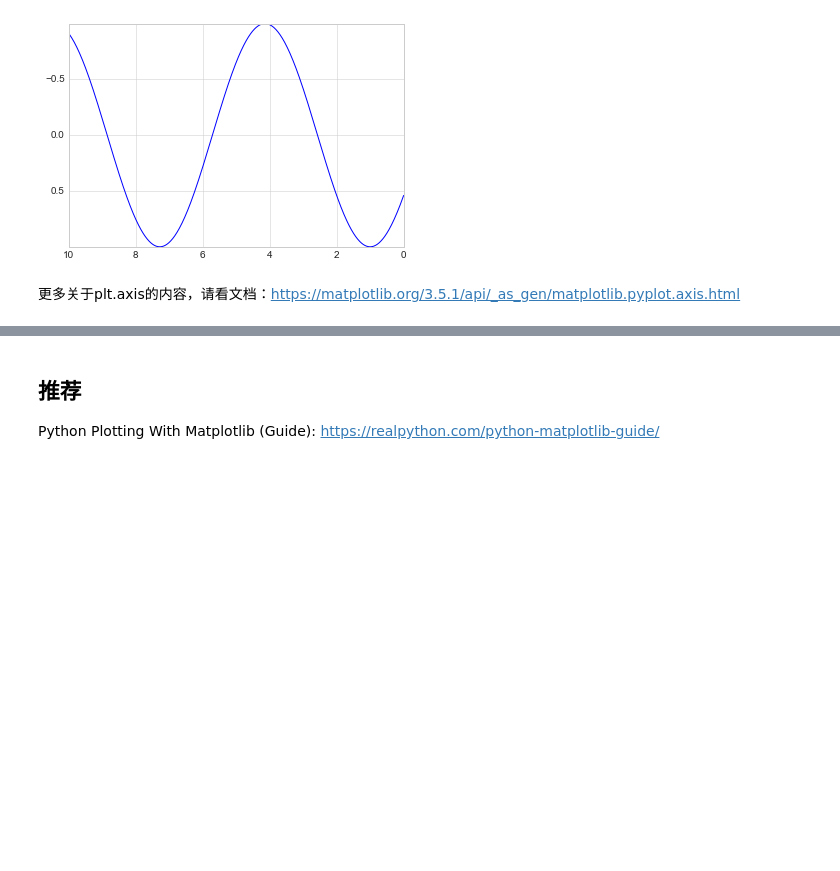
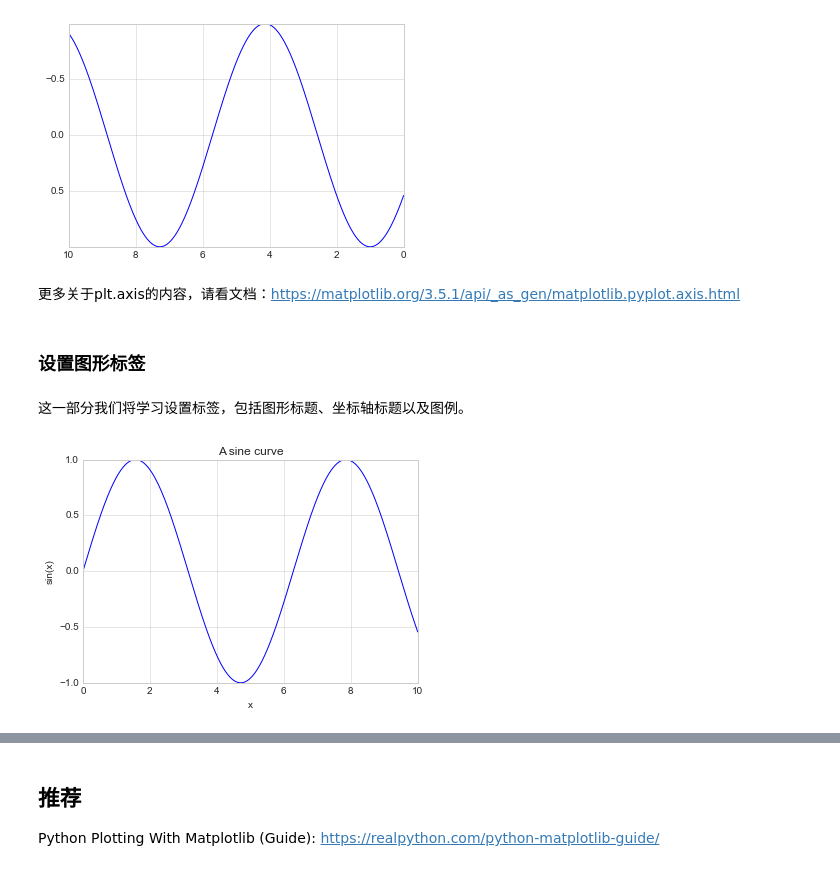
Before and after one commit to AndyFree96/Awesome-Notes, a Jupyter notebook: Books/Python数据科学手册/4.Matplotlib可视化.ipynb, the cells around one changed output, grey strips where cells are left out. Saved outputs shown, nothing was run; the diff lists cells and outputs as text; code cells hidden in the pictures; blank space fills up the shorter version.

```diff
--- a/Books/Python数据科学手册/4.Matplotlib可视化.ipynb
+++ b/Books/Python数据科学手册/4.Matplotlib可视化.ipynb
@@ -234,3 +234,14 @@ plt.axis('tight')
 [figure]
 # %% [markdown]
 更多关于plt.axis的内容，请看文档：https://matplotlib.org/3.5.1/api/_as_gen/matplotlib.pyplot.axis.html
+# %% [markdown]
+### 设置图形标签
+# %% [markdown]
+这一部分我们将学习设置标签，包括图形标题、坐标轴标题以及图例。
+# %%
+plt.plot(x, np.sin(x))
+plt.title("A sine curve")
+plt.xlabel("x")
+plt.ylabel("sin(x)");
+# %% [output]
+[figure, added]
```
Also changed, not shown: parts of 5 cells of this notebook.
